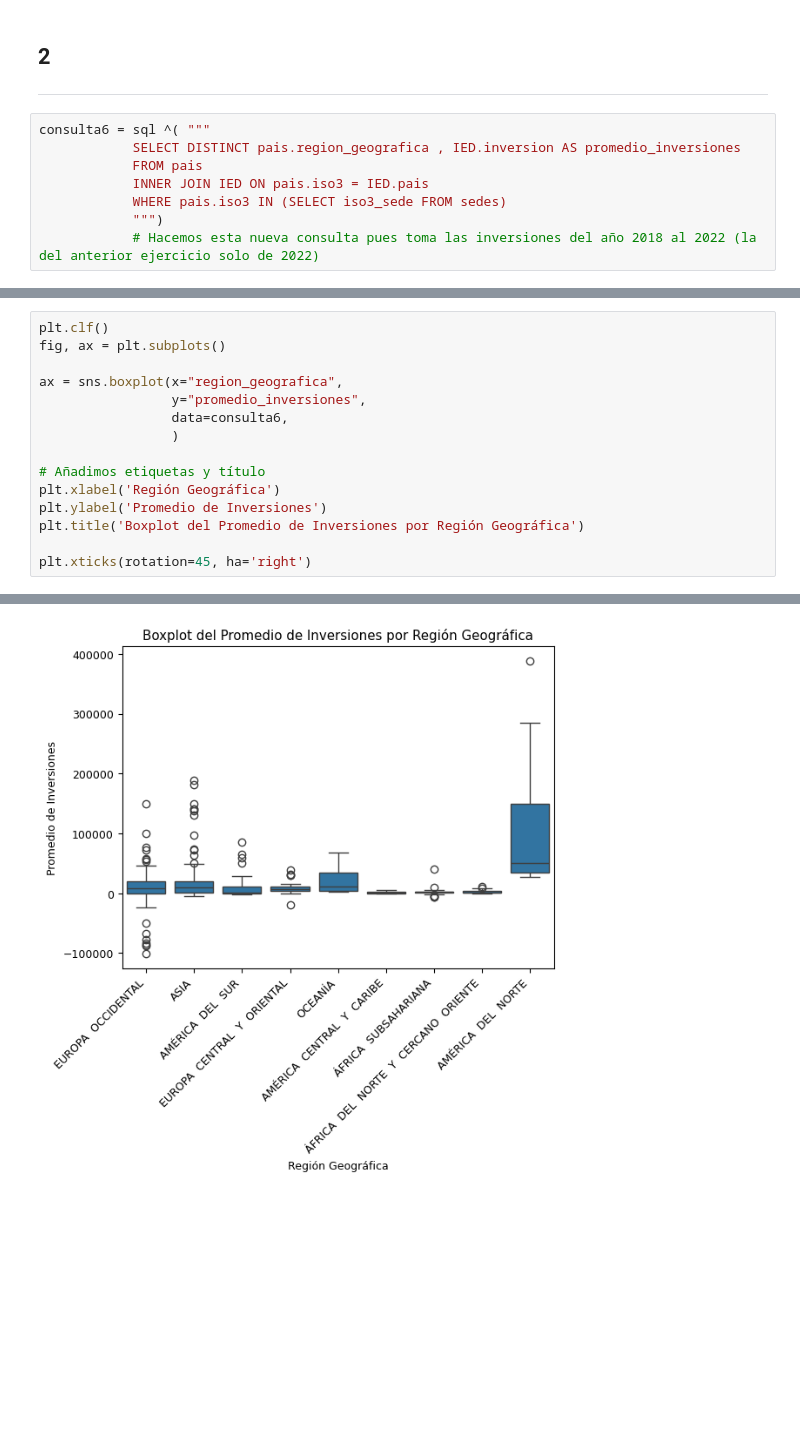
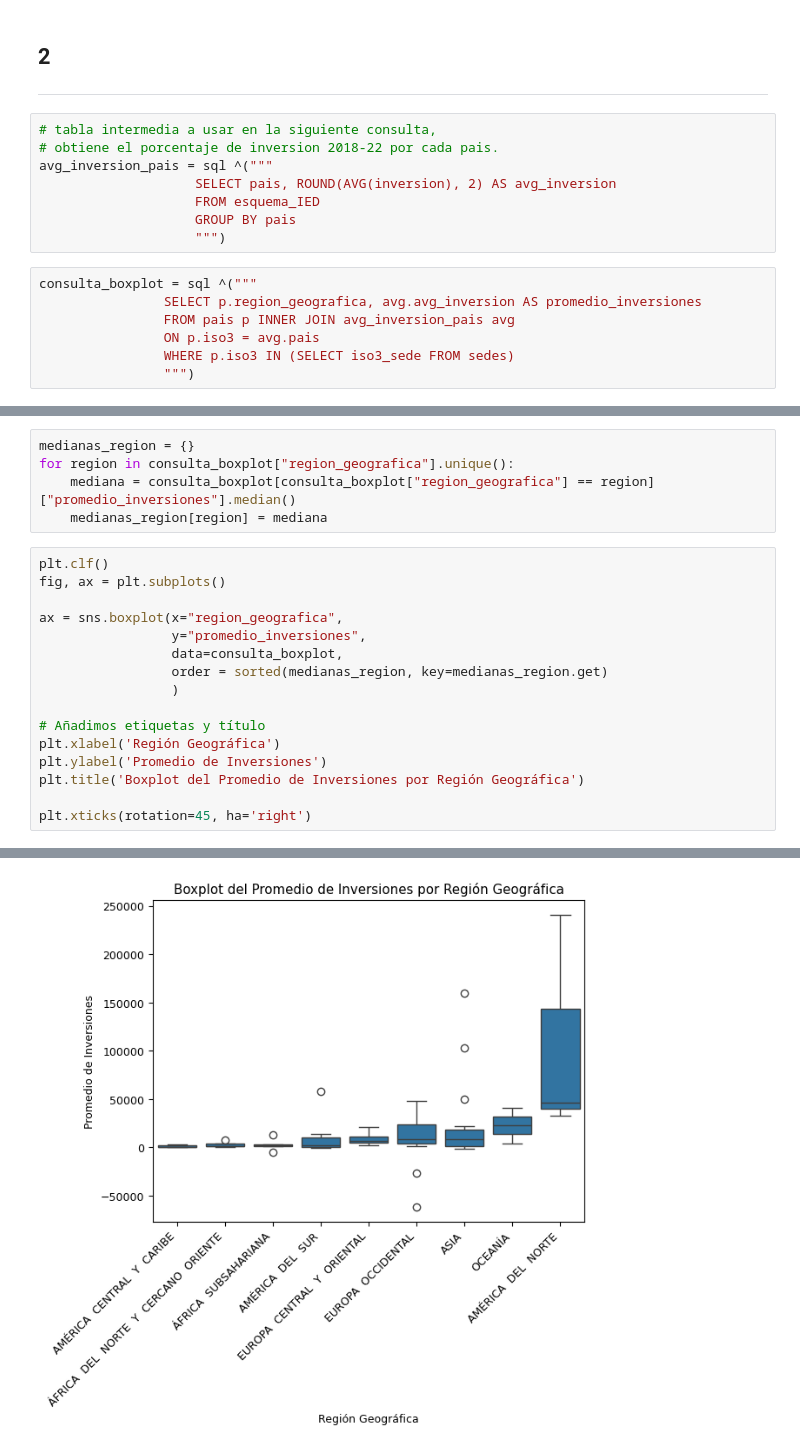
Before and after one commit to Empromptu/Inversion-extranjera-en-Argentina, a Jupyter notebook: notas.ipynb, the cells around one changed output, grey strips where cells are left out. Cells and saved outputs as stored; diff of their text form; blank space fills up the shorter version.

Commit message:
mejora de plots

```diff
--- a/notas.ipynb
+++ b/notas.ipynb
@@ -801,11 +803,18 @@ plt.xticks(rotation=45, ha='right')
 # %% [markdown]
 <h2>2</h2>
 <hr>
+# %%
+# tabla intermedia a usar en la siguiente consulta,
+# obtiene el porcentaje de inversion 2018-22 por cada pais.
+avg_inversion_pais = sql ^("""
+                    SELECT pais, ROUND(AVG(inversion), 2) AS avg_inversion
+                    FROM esquema_IED
+                    GROUP BY pais
+                    """)
 # %%
-consulta6 = sql ^( """
-            SELECT DISTINCT pais.region_geografica , IED.inversion AS promedio_inversiones
-            FROM pais
-            INNER JOIN IED ON pais.iso3 = IED.pais
-            WHERE pais.iso3 IN (SELECT iso3_sede FROM sedes)
-            """)
-            # Hacemos esta nueva consulta pues toma las inversiones del año 2018 al 2022 (la del anterior ejercicio solo de 2022)
+consulta_boxplot = sql ^("""
+                SELECT p.region_geografica, avg.avg_inversion AS promedio_inversiones
+                FROM pais p INNER JOIN avg_inversion_pais avg
+                ON p.iso3 = avg.pais
+                WHERE p.iso3 IN (SELECT iso3_sede FROM sedes)
+                """)
@@ -828,10 +823,16 @@ import seaborn as sns
+# %%
+medianas_region = {}
+for region in consulta_boxplot["region_geografica"].unique():
+    mediana = consulta_boxplot[consulta_boxplot["region_geografica"] == region]["promedio_inversiones"].median()
+    medianas_region[region] = mediana
 # %%
 plt.clf()
 fig, ax = plt.subplots()
 
 ax = sns.boxplot(x="region_geografica",
                  y="promedio_inversiones",
-                 data=consulta6,
+                 data=consulta_boxplot,
+                 order = sorted(medianas_region, key=medianas_region.get)
                  )
 
 # Añadimos etiquetas y título
@@ -853,3 +854,3 @@ plt.xticks(rotation=45, ha='right')
   Text(8, 0, 'AMÉRICA  DEL  NORTE')])
 <Figure size 640x480 with 0 Axes>
-[figure, old version]
+[figure, new version]
```
Also changed, not shown: parts of 13 cells of this notebook.
